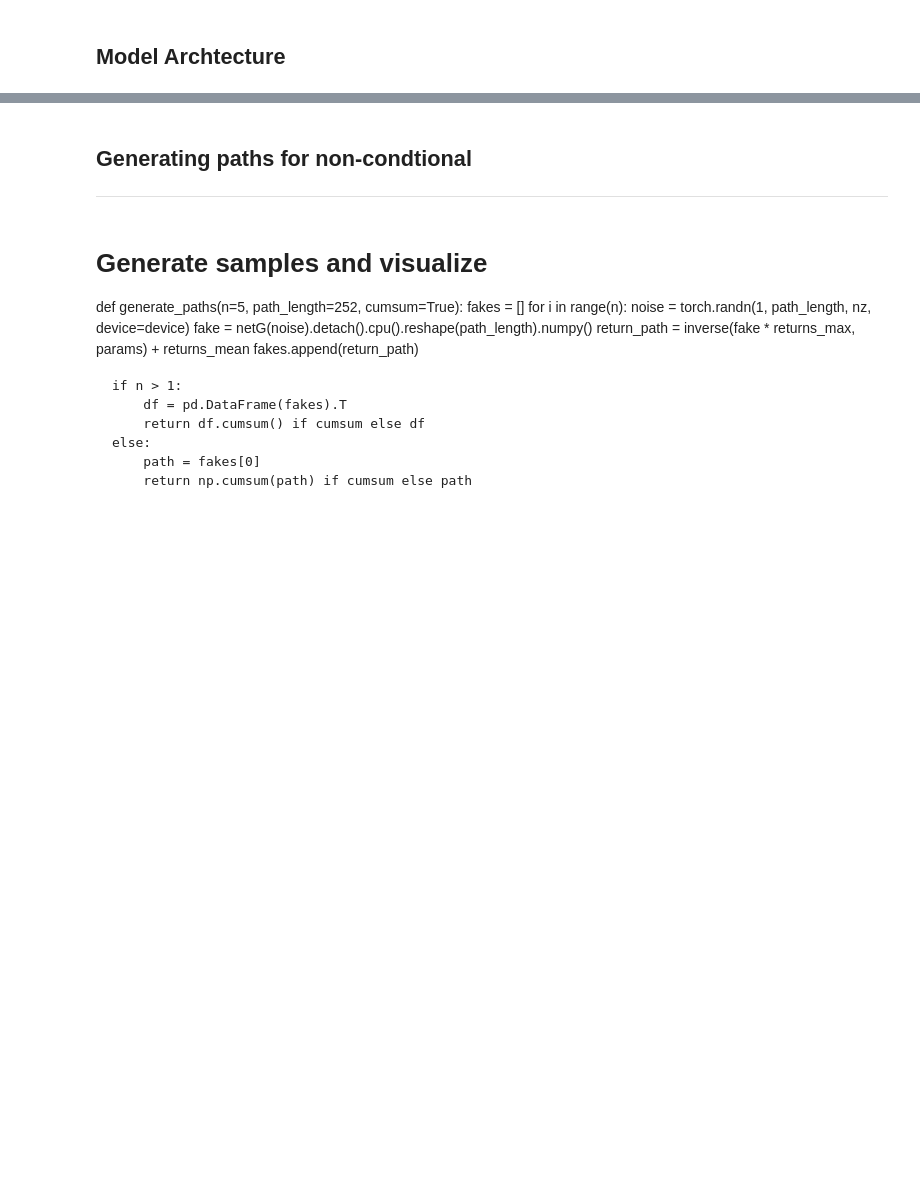
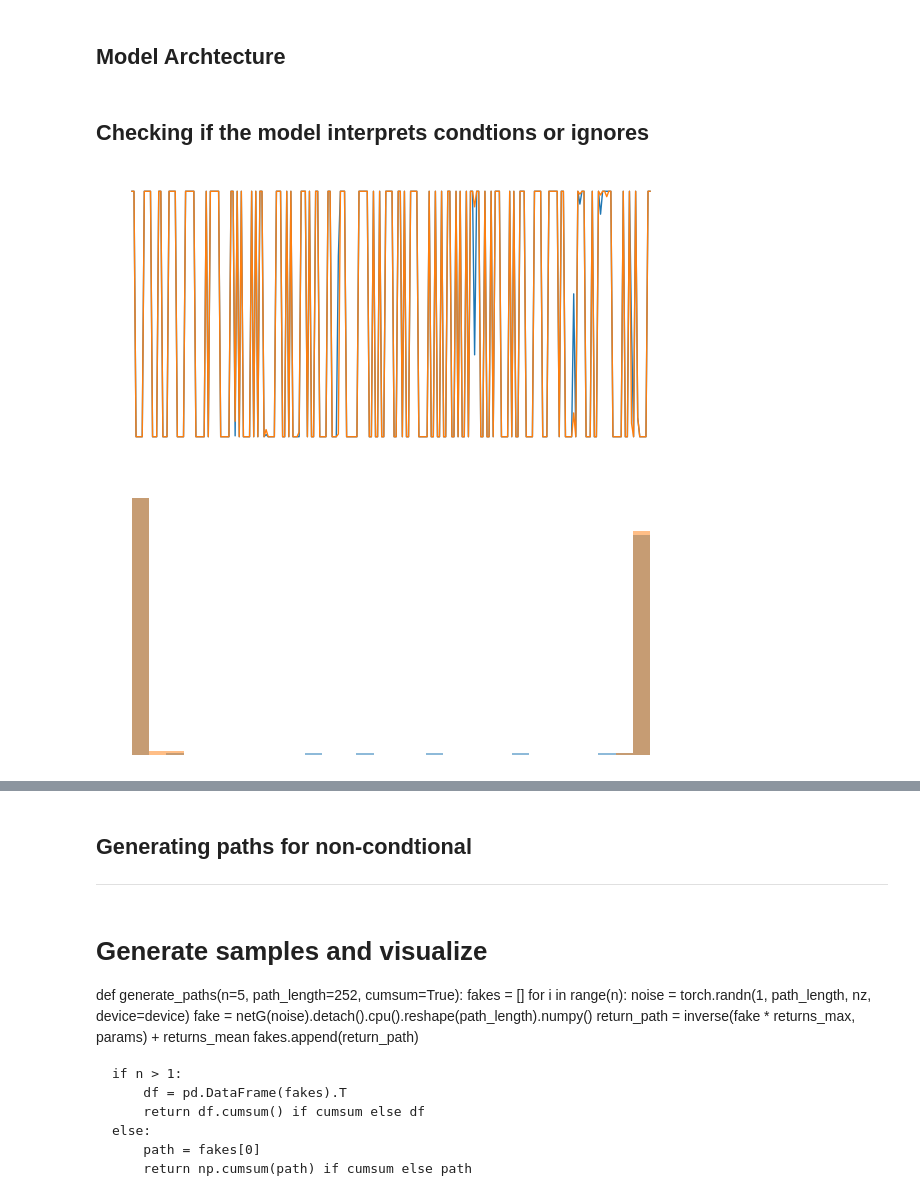
Before and after one commit to nickaskari/master-thesis, a Jupyter notebook: internal_models/CGANs/quantGAN.ipynb, the cells around one changed output, grey strips where cells are left out. Saved outputs shown, nothing was run; the diff lists cells and outputs as text; code cells hidden in the pictures; blank space fills up the shorter version.

```diff
--- a/internal_models/CGANs/quantGAN.ipynb
+++ b/internal_models/CGANs/quantGAN.ipynb
@@ -147,6 +152,4 @@ windows = np.stack(windows)       # shape: (batch, 252)
 # %%
-pca = PCA(n_components=2)
-pca_coords = pca.fit_transform(windows)
 
 conditions = []
 
@@ -154,8 +157,11 @@ for i in range(len(windows)):
     k   = kurtosis(window, fisher=True, bias=False)
     vol = window.std(ddof=1)
     cr  = np.prod(1 + window) - 1
-    x_pca, y_pca = pca_coords[i]
-    cond = np.array([k, vol, cr, x_pca, y_pca], dtype=np.float32)
+    value = np.cumprod(1 + window)
+    peak  = np.maximum.accumulate(value)
+    drawdowns = (peak - value) / peak
+    mdd   = drawdowns.max()
+    cond = np.array([k, vol, cr, mdd], dtype=np.float32)
     conditions.append(cond)
 
 conditions = np.stack(conditions)
@@ -450,5 +462,28 @@ def generate_scenarios_from_random_conditions_2(
 
     return np.stack(scenarios)
+# %% [markdown]
+## Checking if the model interprets condtions or ignores
+# %%
+fixed_noise = torch.randn(1, seq_len, nz, device=device)
+c1 = torch.zeros(1,1,4, device=device)
+c2 = torch.ones (1,1,4, device=device) * 100000
+out1 = netG(fixed_noise, c1).cpu().detach().numpy().squeeze()
+out2 = netG(fixed_noise, c2).cpu().detach().numpy().squeeze()
+plt.figure(figsize=(6,3))
+plt.plot(out1, linewidth=1)
+plt.plot(out2, linewidth=1)
+plt.axis('off')
+plt.tight_layout()
+plt.show()
+plt.figure(figsize=(6, 3))
+plt.hist(out1, bins=30, alpha=0.5)
+plt.hist(out2, bins=30, alpha=0.5)
+plt.axis('off')
+plt.tight_layout()
+plt.show()
+# %% [output]
+[figure, added]
+[figure, added]
 # %%
 from sklearn.decomposition import PCA
 
```
Also changed, not shown: parts of 13 cells of this notebook.
